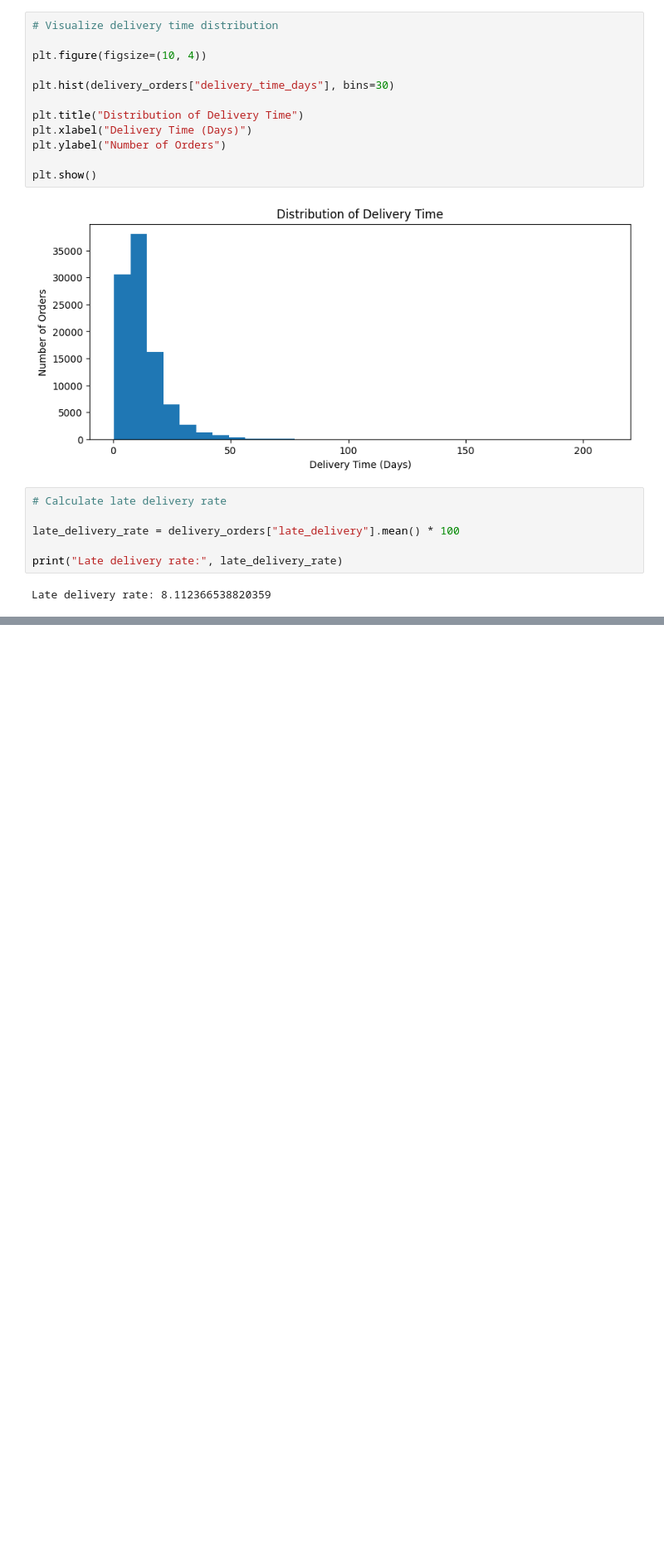
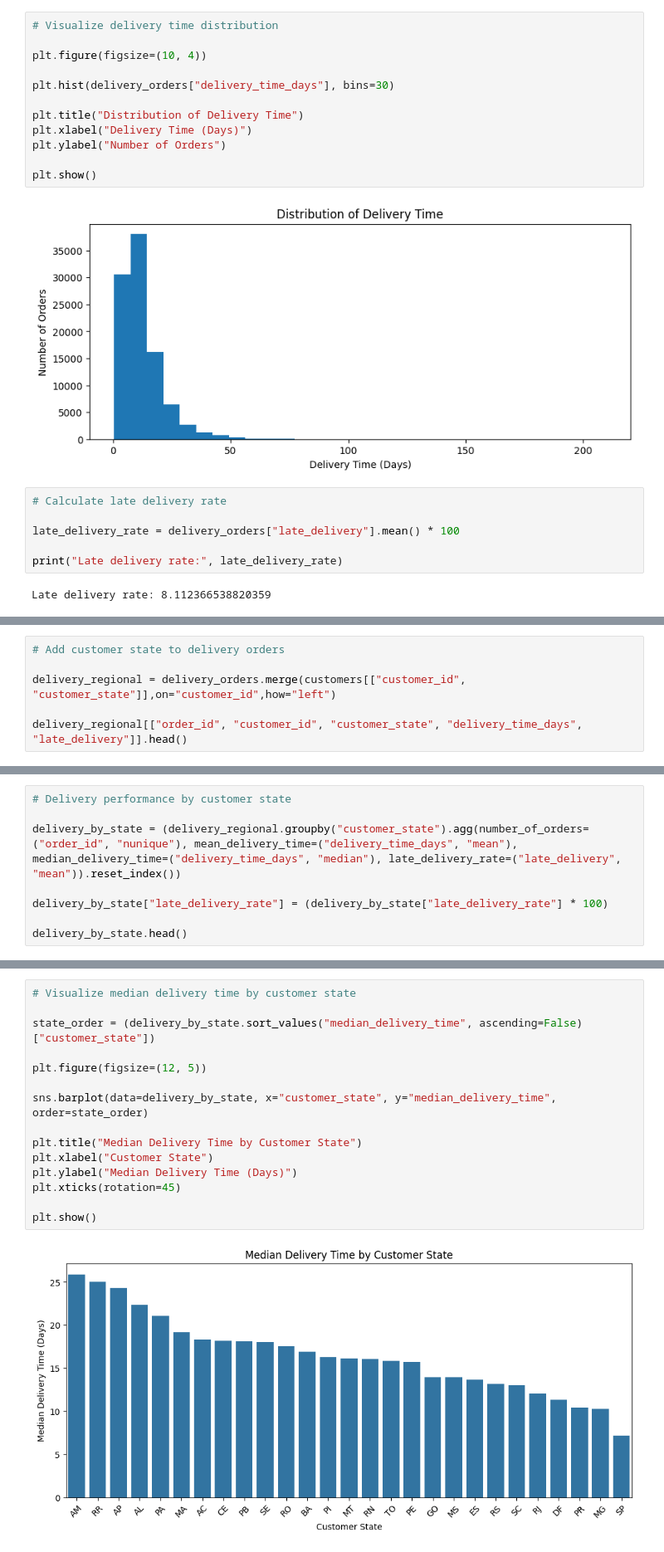
Before and after one commit to estefaniabarrosa/olist-end-to-end-data-analytics, a Jupyter notebook: notebooks/02_eda_business_analysis.ipynb, the cells around one changed output, grey strips where cells are left out. Shown at 83% size. Drawn from its saved outputs; the diff is of its cells as text; blank space fills up the shorter version.

```diff
--- a/notebooks/02_eda_business_analysis.ipynb
+++ b/notebooks/02_eda_business_analysis.ipynb
@@ -830,0 +855,6 @@ delivery_orders[["order_id", "order_purchase_timestamp", "order_delivered_custom
+# %%
+# Add customer state to delivery orders
+
+delivery_regional = delivery_orders.merge(customers[["customer_id", "customer_state"]],on="customer_id",how="left")
+
+delivery_regional[["order_id", "customer_id", "customer_state", "delivery_time_days", "late_delivery"]].head()
@@ -830,0 +898,8 @@ delivery_orders[["order_id", "order_purchase_timestamp", "order_delivered_custom
+# %%
+# Delivery performance by customer state
+
+delivery_by_state = (delivery_regional.groupby("customer_state").agg(number_of_orders=("order_id", "nunique"), mean_delivery_time=("delivery_time_days", "mean"), median_delivery_time=("delivery_time_days", "median"), late_delivery_rate=("late_delivery", "mean")).reset_index())
+
+delivery_by_state["late_delivery_rate"] = (delivery_by_state["late_delivery_rate"] * 100)
+
+delivery_by_state.head()
@@ -830,0 +1015,17 @@ delivery_orders[["order_id", "order_purchase_timestamp", "order_delivered_custom
+# %%
+# Visualize median delivery time by customer state
+
+state_order = (delivery_by_state.sort_values("median_delivery_time", ascending=False)["customer_state"])
+
+plt.figure(figsize=(12, 5))
+
+sns.barplot(data=delivery_by_state, x="customer_state", y="median_delivery_time", order=state_order)
+
+plt.title("Median Delivery Time by Customer State")
+plt.xlabel("Customer State")
+plt.ylabel("Median Delivery Time (Days)")
+plt.xticks(rotation=45)
+
+plt.show()
+# %% [output]
+[figure, added]
```
Also changed, not shown: parts of 90 cells of this notebook.
